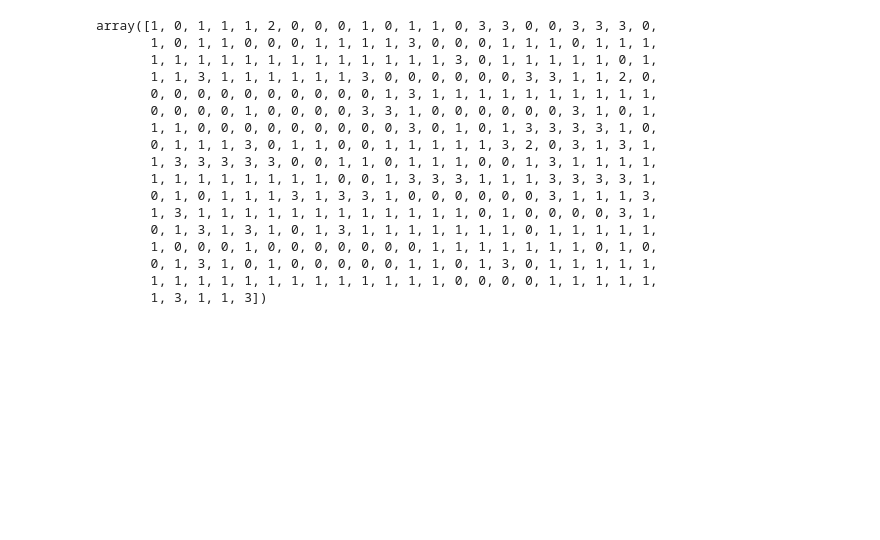
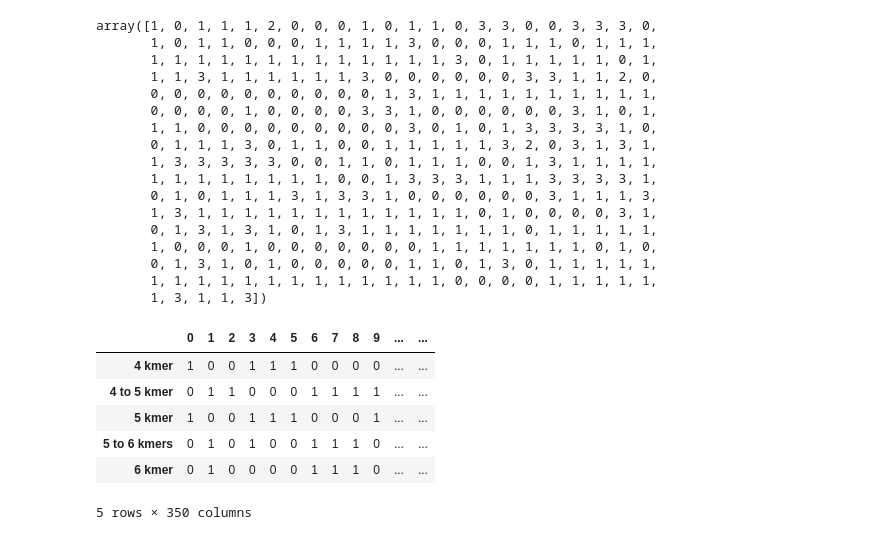
Before and after one commit to solislemuslab/mycovirus-ml, a Jupyter notebook: scripts/Gaussian Mixture Model-Zhiwen Xu/Gaussian Mixture Model.ipynb, the cells around one changed output. Cells and saved outputs as stored; diff of their text form; code cells hidden in the pictures; blank space fills up the shorter version.

```diff
--- a/scripts/Gaussian Mixture Model-Zhiwen Xu/Gaussian Mixture Model.ipynb
+++ b/scripts/Gaussian Mixture Model-Zhiwen Xu/Gaussian Mixture Model.ipynb
@@ -156,8 +192,8 @@ kmer_table3 = get_kmer_table(all_genes,all_gene_len,4,5)
 kmer_table3
 
 gmm3 = GMM(n_components=2,covariance_type="full").fit(kmer_table3)
-labels3 = gmm3.predict(kmer_table3)
-labels3
+labels_4_5 = gmm3.predict(kmer_table3)
+labels_4_5
 # %% [output]
 array([0, 1, 1, 0, 0, 0, 1, 1, 1, 1, 1, 0, 1, 1, 0, 0, 1, 1, 0, 0, 0, 1,
        0, 1, 1, 1, 1, 1, 1, 0, 0, 0, 0, 0, 1, 1, 1, 0, 1, 0, 1, 1, 1, 1,
@@ -185,7 +220,7 @@ kmer_table4 = get_kmer_table(all_genes,all_gene_len,6,6)
 kmer_table4
 
 gmm4 = GMM(n_components=2,covariance_type="full").fit(kmer_table4)
-labels4 = gmm4.predict(kmer_table4)
-labels4
+labels_6 = gmm4.predict(kmer_table4)
+labels_6
 # %% [output]
 array([0, 1, 0, 0, 0, 0, 1, 1, 1, 0, 1, 0, 1, 1, 0, 0, 1, 1, 0, 0, 0, 1,
@@ -303,3 +322,14 @@ array([1, 0, 1, 1, 1, 2, 0, 0, 0, 1, 0, 1, 1, 0, 3, 3, 0, 0, 3, 3, 3, 0,
        0, 1, 3, 1, 0, 1, 0, 0, 0, 0, 0, 1, 1, 0, 1, 3, 0, 1, 1, 1, 1, 1,
        1, 1, 1, 1, 1, 1, 1, 1, 1, 1, 1, 1, 1, 0, 0, 0, 0, 1, 1, 1, 1, 1,
        1, 3, 1, 1, 3])
+# %%
+df = pd.DataFrame(data=[labels_4,labels_4_5,labels_5,labels_5_6,labels_6], index=['4 kmer','4 to 5 kmer','5 kmer','5 to 6 kmers','6 kmer'])
+df
+# %% [output]
+|  | 0 | 1 | 2 | 3 | 4 | 5 | 6 | 7 | 8 | 9 | ... | ... |
+| 4 kmer | 1 | 0 | 0 | 1 | 1 | 1 | 0 | 0 | 0 | 0 | ... | ... |
+| 4 to 5 kmer | 0 | 1 | 1 | 0 | 0 | 0 | 1 | 1 | 1 | 1 | ... | ... |
+| 5 kmer | 1 | 0 | 0 | 1 | 1 | 1 | 0 | 0 | 0 | 1 | ... | ... |
+| 5 to 6 kmers | 0 | 1 | 0 | 1 | 0 | 0 | 1 | 1 | 1 | 0 | ... | ... |
+| 6 kmer | 0 | 1 | 0 | 0 | 0 | 0 | 1 | 1 | 1 | 0 | ... | ... |
+5 rows × 350 columns
```
Also changed, not shown: parts of 14 cells of this notebook.
